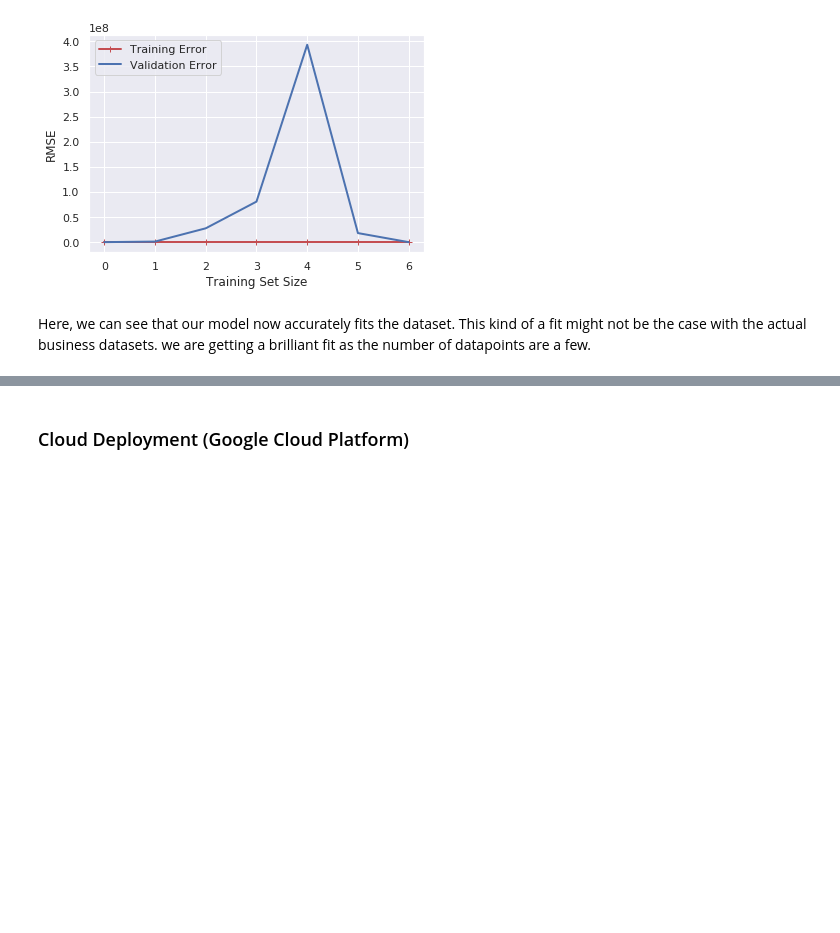
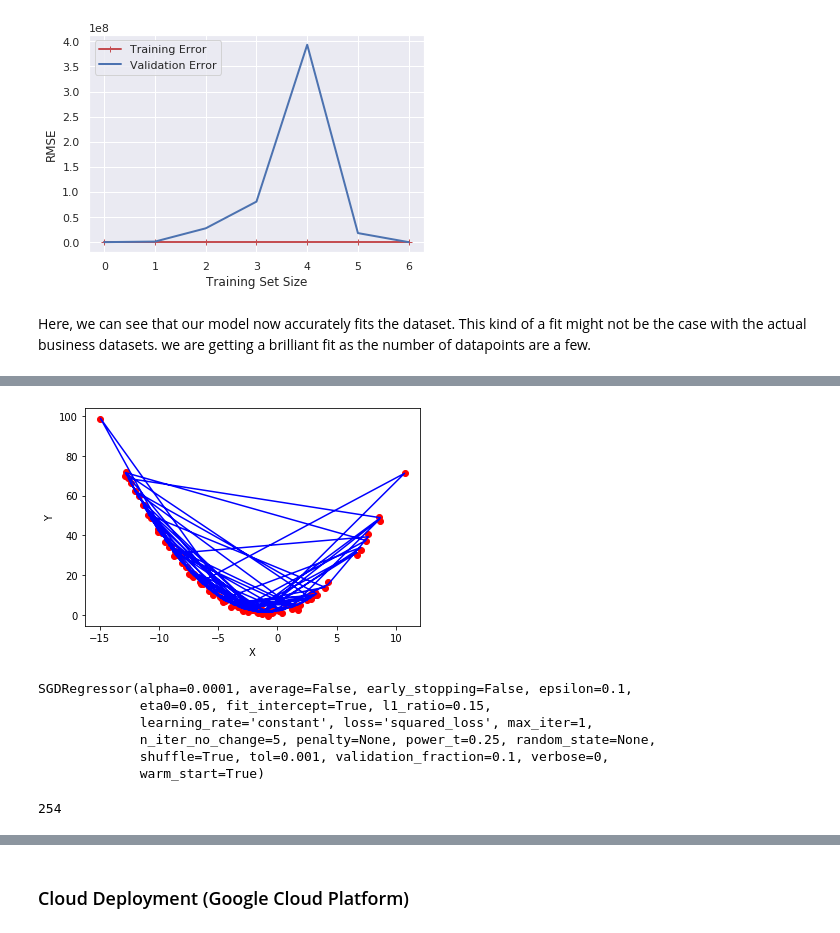
Before and after one commit to plaban1981/INEURON, a Jupyter notebook: Linear_Regression.ipynb, the cells around one changed output, grey strips where cells are left out. Drawn from its saved outputs; the diff is of its cells as text; code cells hidden in the pictures; blank space fills up the shorter version.

```diff
--- a/Linear_Regression.ipynb
+++ b/Linear_Regression.ipynb
@@ -1458,0 +1500,8 @@ we  are getting a brilliant fit as the number of datapoints are a  few.
+# %%
+plt.scatter(X,y,color='red')
+plt.plot(X, lin_reg.predict(poly_features.fit_transform(X)), color = 'blue')
+plt.xlabel('X')
+plt.ylabel('Y')
+plt.show()
+# %% [output]
+[figure, added]
@@ -1458,0 +1533,13 @@ we  are getting a brilliant fit as the number of datapoints are a  few.
+# %%
+best_model
+# %% [output]
+SGDRegressor(alpha=0.0001, average=False, early_stopping=False, epsilon=0.1,
+             eta0=0.05, fit_intercept=True, l1_ratio=0.15,
+             learning_rate='constant', loss='squared_loss', max_iter=1,
+             n_iter_no_change=5, penalty=None, power_t=0.25, random_state=None,
+             shuffle=True, tol=0.001, validation_fraction=0.1, verbose=0,
+             warm_start=True)
+# %%
+best_epoch
+# %% [output]
+254
```
Also changed, not shown: parts of 11 cells of this notebook.
